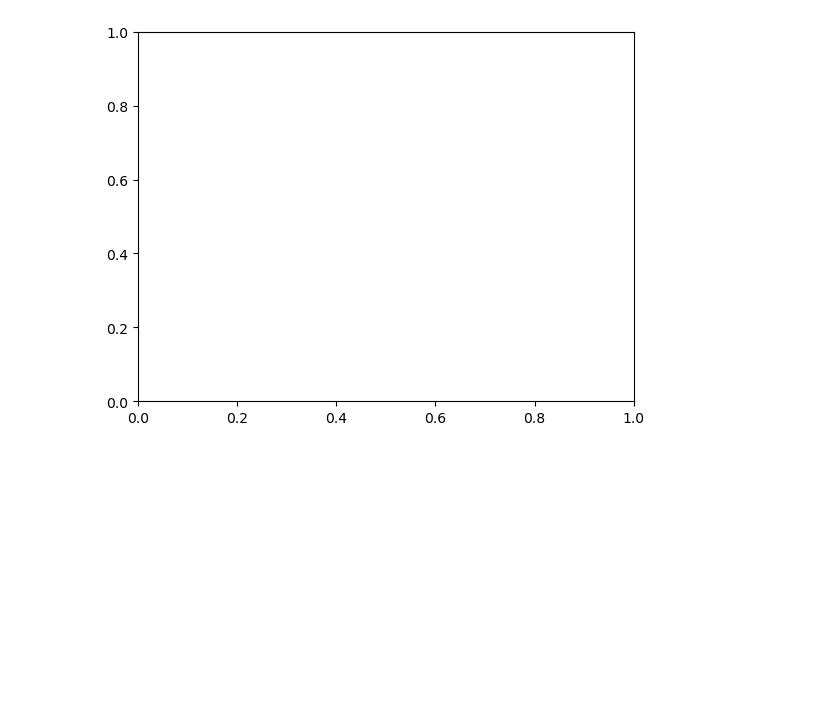
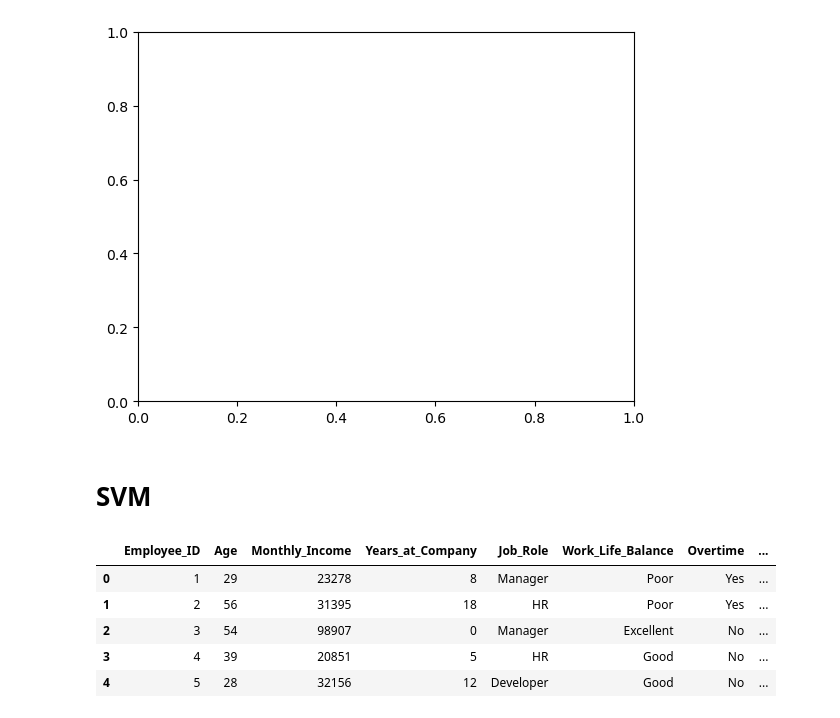
Before and after one commit to prince-gaudani/lj-sem_4, a Jupyter notebook: Python-II/T2/CH-5.ipynb, the cells around one changed output. Saved outputs shown, nothing was run; the diff lists cells and outputs as text; code cells hidden in the pictures; blank space fills up the shorter version.

```diff
--- a/Python-II/T2/CH-5.ipynb
+++ b/Python-II/T2/CH-5.ipynb
@@ -1095,3 +1095,16 @@ plt.show()
 # %% [output]
 ValueError: x and y must have same first dimension, but have shapes (1,) and (20,)
 [figure]
+# %% [markdown]
+# SVM
+# %%
+import pandas as pd
+df=pd.read_csv('Employee_Attrition.csv')
+df.head()
+# %% [output]
+|  | Employee_ID | Age | Monthly_Income | Years_at_Company | Job_Role | Work_Life_Balance | Overtime | ... |
+| 0 | 1 | 29 | 23278 | 8 | Manager | Poor | Yes | ... |
+| 1 | 2 | 56 | 31395 | 18 | HR | Poor | Yes | ... |
+| 2 | 3 | 54 | 98907 | 0 | Manager | Excellent | No | ... |
+| 3 | 4 | 39 | 20851 | 5 | HR | Good | No | ... |
+| 4 | 5 | 28 | 32156 | 12 | Developer | Good | No | ... |
```
Also changed, not shown: parts of 37 cells of this notebook, 3 other files.
